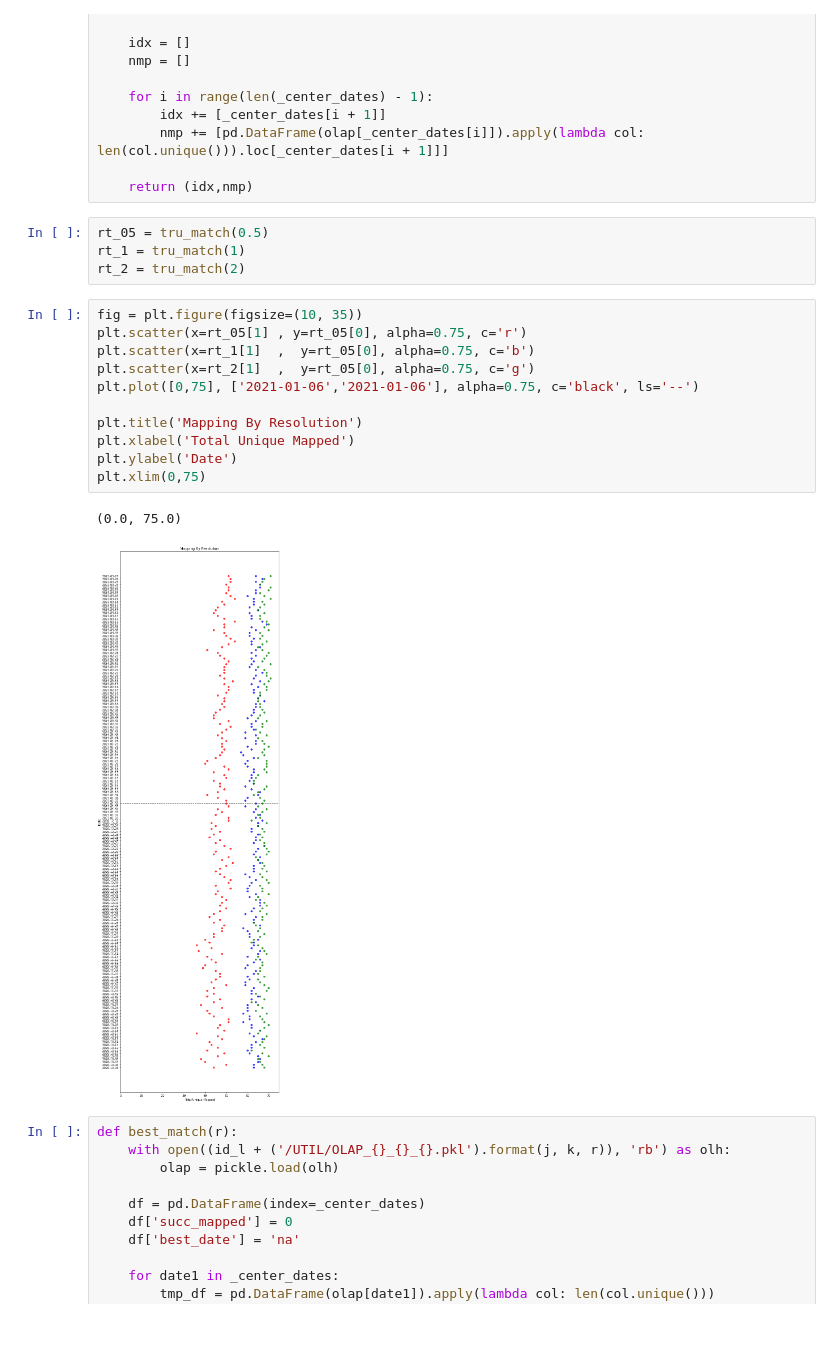
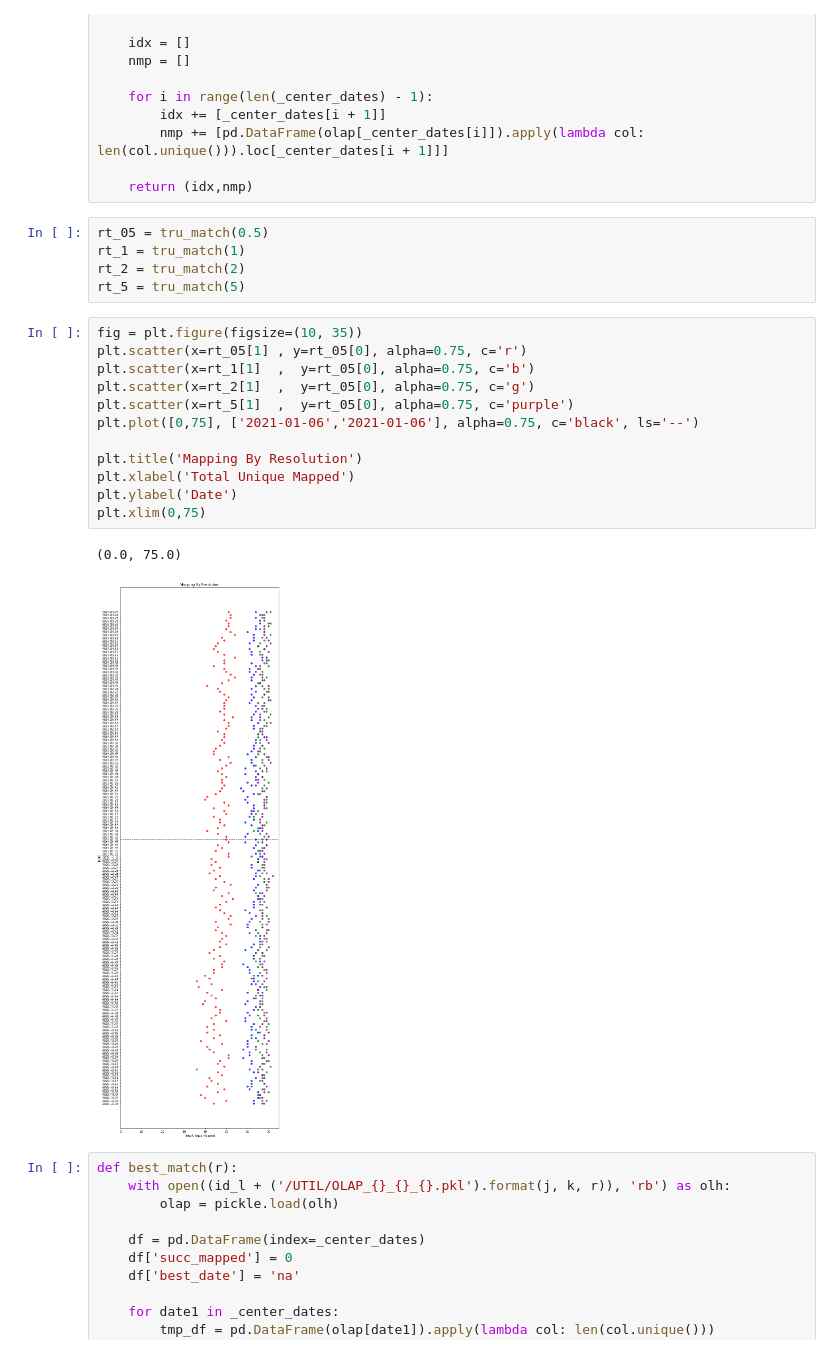
Before and after one commit to casonk/pushshift_python, a Jupyter notebook: Great_Lakes_HPC/ipynbs/compare_resolution.ipynb, the cells around one changed output. Saved outputs shown, nothing was run; the diff lists cells and outputs as text.

```diff
--- a/Great_Lakes_HPC/ipynbs/compare_resolution.ipynb
+++ b/Great_Lakes_HPC/ipynbs/compare_resolution.ipynb
@@ -73,20 +75,22 @@ def tru_match(r):
 rt_05 = tru_match(0.5)
 rt_1 = tru_match(1)
 rt_2 = tru_match(2)
+rt_5 = tru_match(5)
 # %%
 fig = plt.figure(figsize=(10, 35))
 plt.scatter(x=rt_05[1] , y=rt_05[0], alpha=0.75, c='r')
 plt.scatter(x=rt_1[1]  ,  y=rt_05[0], alpha=0.75, c='b')
 plt.scatter(x=rt_2[1]  ,  y=rt_05[0], alpha=0.75, c='g')
+plt.scatter(x=rt_5[1]  ,  y=rt_05[0], alpha=0.75, c='purple')
 plt.plot([0,75], ['2021-01-06','2021-01-06'], alpha=0.75, c='black', ls='--')
 
 plt.title('Mapping By Resolution')
 plt.xlabel('Total Unique Mapped')
 plt.ylabel('Date')
 plt.xlim(0,75)
 # %% [output]
 (0.0, 75.0)
-[figure, old version]
+[figure, new version]
 # %%
 def best_match(r):
     with open((id_l + ('/UTIL/OLAP_{}_{}_{}.pkl').format(j, k, r)), 'rb') as olh:
```
Also changed, not shown: parts of 5 cells of this notebook, 2 other files.
